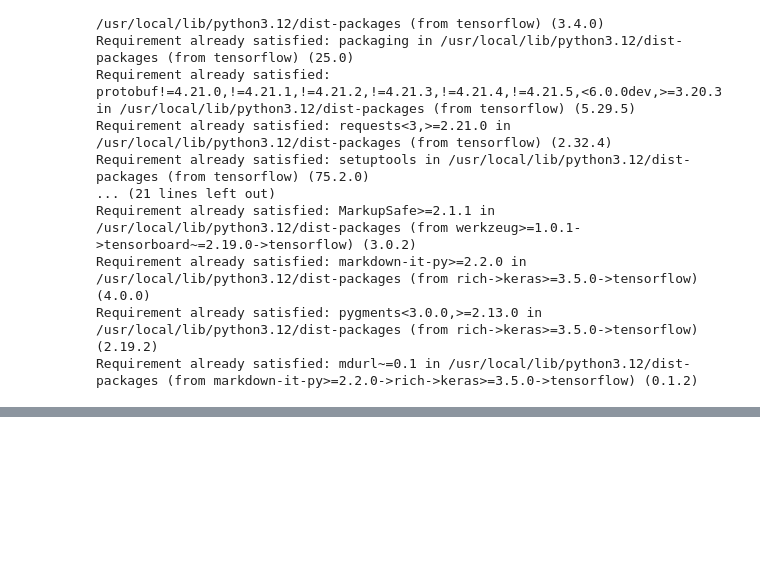
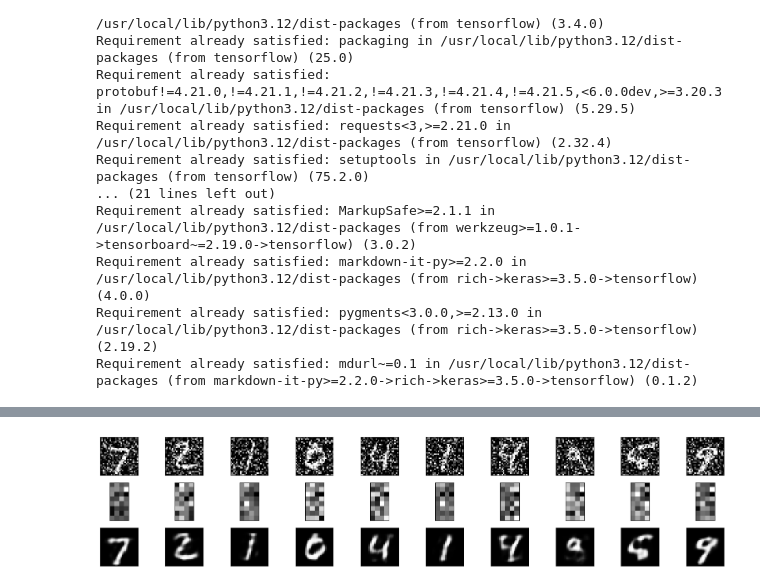
Before and after one commit to saghar-trade/deep-learning, a Jupyter notebook: RNN_MNIST.ipynb, the cells around one changed output, grey strips where cells are left out. Saved outputs shown, nothing was run; the diff lists cells and outputs as text; code cells hidden in the pictures; blank space fills up the shorter version.

```diff
--- a/RNN_MNIST.ipynb
+++ b/RNN_MNIST.ipynb
@@ -127,0 +167,25 @@ pred=autoencoder.predict(x_test)
+# %%
+plt.figure(figsize=(40,4))
+for i in range(10):
+  #display originals
+  ax=plt.subplot(3,20,i+1)
+  plt.imshow(x_test_noisy[i].reshape(28,28))
+  plt.gray()
+  ax.get_xaxis().set_visible(False)
+  ax.get_yaxis().set_visible(False)
+
+  #disply encoded image
+  ax=plt.subplot(3,20,i+1+20)
+  plt.imshow(encoded_imgages[i].reshape(8,4))
+  plt.gray()
+  ax.get_xaxis().set_visible(False)
+  ax.get_yaxis().set_visible(False)
+
+  #display reconstruction
+  ax=plt.subplot(3,20,2*20+i+1)
+  plt.imshow(pred[i].reshape(28,28))
+  plt.gray()
+  ax.get_xaxis().set_visible(False)
+  ax.get_yaxis().set_visible(False)
+# %% [output]
+[figure, added]
```
Also changed, not shown: parts of 10 cells of this notebook.
